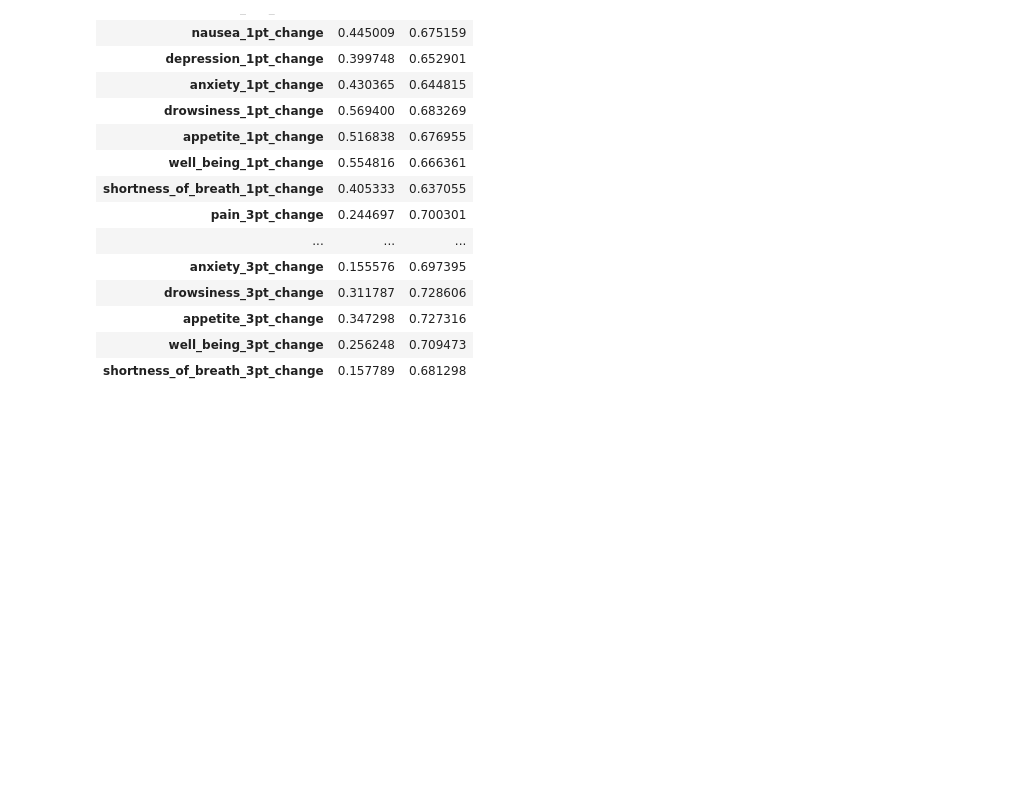
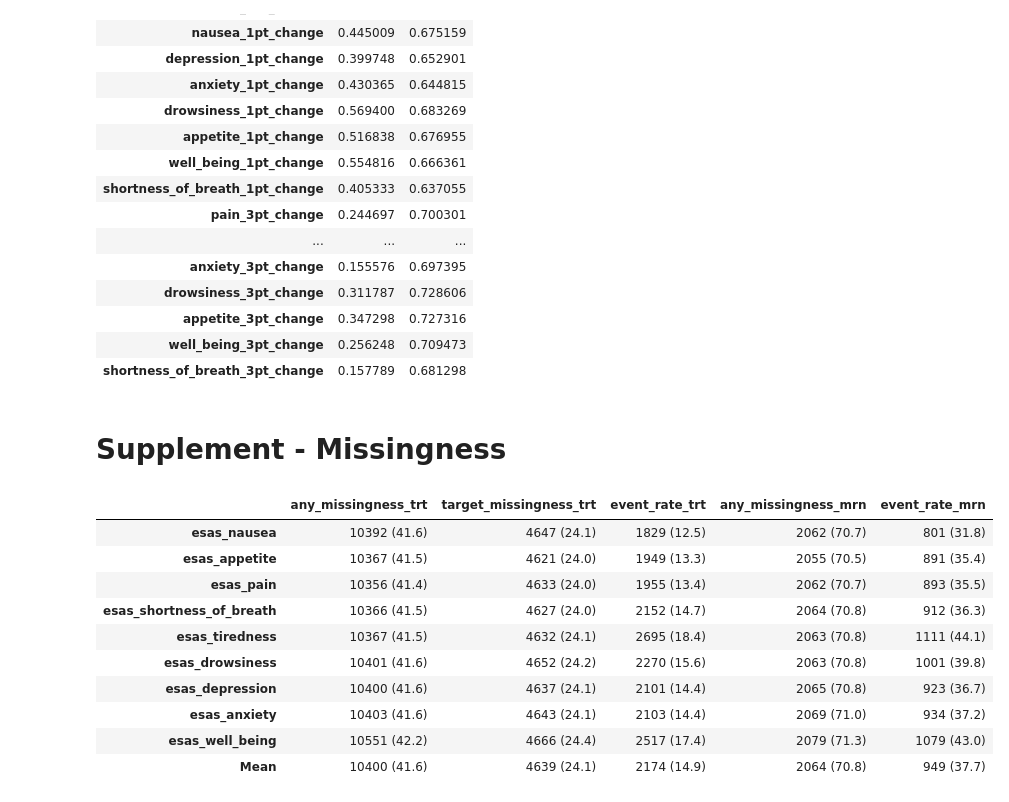
Before and after one commit to ml4oncology/PredUCE, a Jupyter notebook: notebooks/Symptom.ipynb, the cells around one changed output. Drawn from its saved outputs; the diff is of its cells as text; code cells hidden in the pictures; blank space fills up the shorter version.

```diff
--- a/notebooks/Symptom.ipynb
+++ b/notebooks/Symptom.ipynb
@@ -316,3 +297,36 @@ evaluate(XGB_model, X_test, Y_test)
 | appetite_3pt_change | 0.347298 | 0.727316 |
 | well_being_3pt_change | 0.256248 | 0.709473 |
 | shortness_of_breath_3pt_change | 0.157789 | 0.681298 |
+# %% [markdown]
+# Supplement - Missingness
+# %%
+symp = pd.read_parquet('./data/external/symptom.parquet.gzip')
+data = pd.read_parquet('data/treatment_centered_clinical_dataset.parquet.gzip')
+data = get_change_since_prev_session(data)
+data = keep_only_one_per_week(data)
+data = drop_samples_outside_study_date(data)
+data = get_symptom_labels(data, symp)
+# %%
+# Compute rates of ESAS symptom score missingness in the cohort
+symps = ['nausea', 'appetite', 'pain', 'shortness_of_breath', 'tiredness', 'drowsiness', 'depression', 'anxiety', 'well_being']
+pretreatment_cols = [f'esas_{symp}' for symp in symps]
+posttreatment_cols = [f'target_{col}_survey_date' for col in pretreatment_cols]
+event_cols = [f'target_{col}_change' for col in pretreatment_cols]
+splitter = Splitter()
+dev_cohort, test_cohort = splitter.temporal_split(data, split_date='2017-10-01')
+for name, cohort in {'test': test_cohort, 'dev': dev_cohort}.items():
+    result = pre_and_post_treatment_missingness_summary(cohort, pretreatment_cols, posttreatment_cols, event_cols)
+    result.to_csv(f'./result/tables/missingness_summary_{name}_cohort.csv')
+result[['any_missingness_trt', 'target_missingness_trt', 'event_rate_trt', 'any_missingness_mrn', 'event_rate_mrn']]
+# %% [output]
+|  | any_missingness_trt | target_missingness_trt | event_rate_trt | any_missingness_mrn | event_rate_mrn |
+| esas_nausea | 10392 (41.6) | 4647 (24.1) | 1829 (12.5) | 2062 (70.7) | 801 (31.8) |
+| esas_appetite | 10367 (41.5) | 4621 (24.0) | 1949 (13.3) | 2055 (70.5) | 891 (35.4) |
+| esas_pain | 10356 (41.4) | 4633 (24.0) | 1955 (13.4) | 2062 (70.7) | 893 (35.5) |
+| esas_shortness_of_breath | 10366 (41.5) | 4627 (24.0) | 2152 (14.7) | 2064 (70.8) | 912 (36.3) |
+| esas_tiredness | 10367 (41.5) | 4632 (24.1) | 2695 (18.4) | 2063 (70.8) | 1111 (44.1) |
+| esas_drowsiness | 10401 (41.6) | 4652 (24.2) | 2270 (15.6) | 2063 (70.8) | 1001 (39.8) |
+| esas_depression | 10400 (41.6) | 4637 (24.1) | 2101 (14.4) | 2065 (70.8) | 923 (36.7) |
+| esas_anxiety | 10403 (41.6) | 4643 (24.1) | 2103 (14.4) | 2069 (71.0) | 934 (37.2) |
+| esas_well_being | 10551 (42.2) | 4666 (24.4) | 2517 (17.4) | 2079 (71.3) | 1079 (43.0) |
+| Mean | 10400 (41.6) | 4639 (24.1) | 2174 (14.9) | 2064 (70.8) | 949 (37.7) |
```
Also changed, not shown: parts of 5 cells of this notebook, 6 other files.
